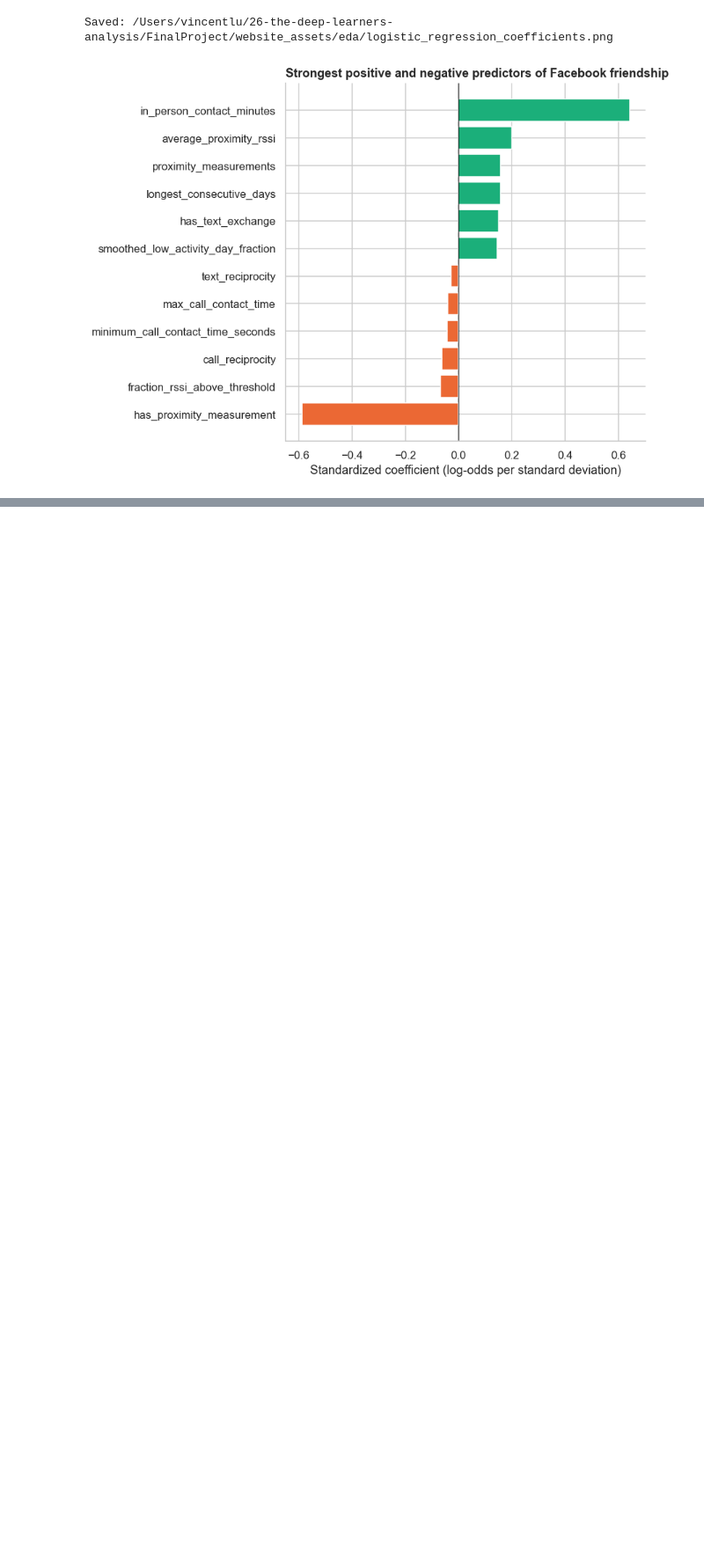
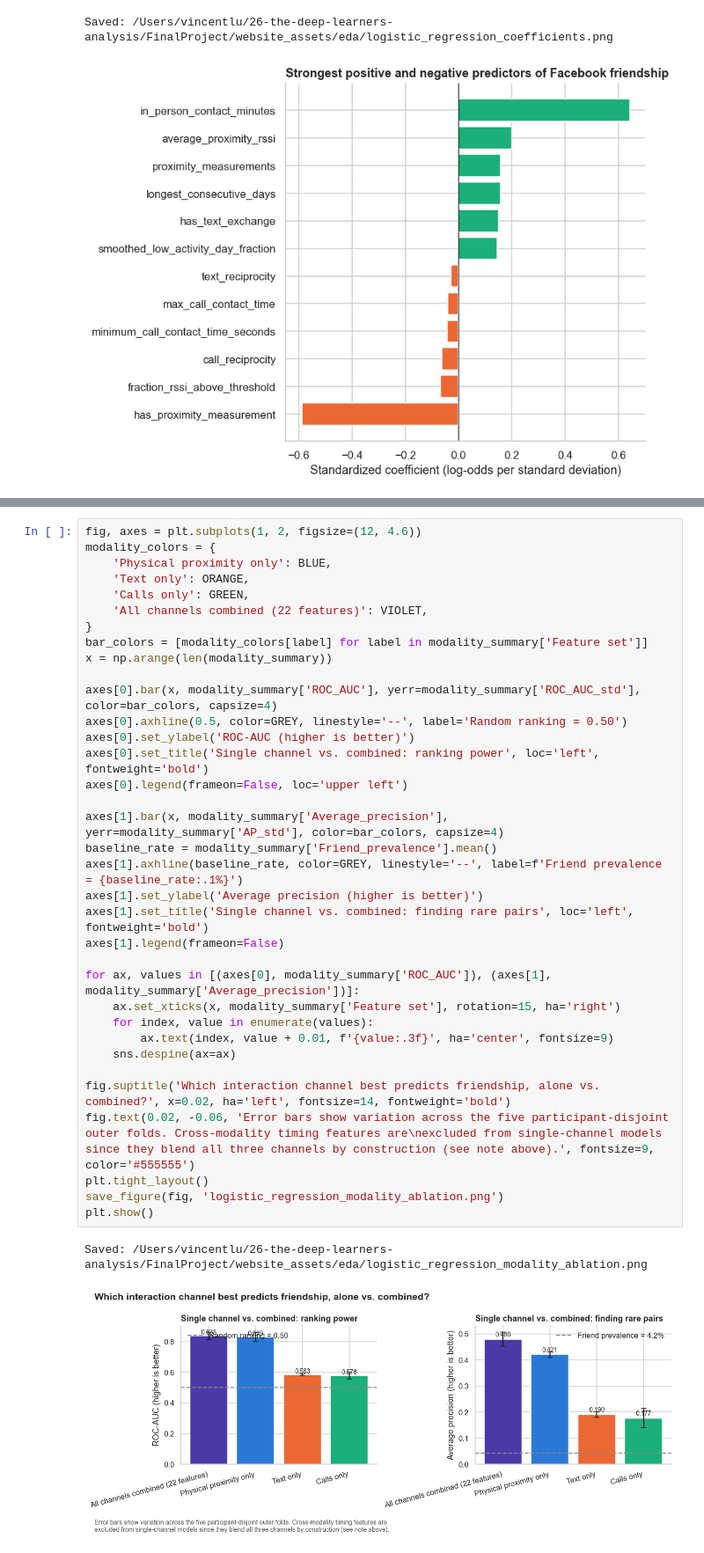
Before and after one commit to ucd-cosmos-data/26-the-deep-learners-analysis, a Jupyter notebook: FinalProject/notebooks/logistic_regression.ipynb, the cells around one changed output, grey strips where cells are left out. Shown at 88% size. Drawn from its saved outputs; the diff is of its cells as text; blank space fills up the shorter version.

```diff
--- a/FinalProject/notebooks/logistic_regression.ipynb
+++ b/FinalProject/notebooks/logistic_regression.ipynb
@@ -380,0 +756,38 @@ Saved: /Users/vincentlu/26-the-deep-learners-analysis/FinalProject/website_asset
+# %%
+fig, axes = plt.subplots(1, 2, figsize=(12, 4.6))
+modality_colors = {
+    'Physical proximity only': BLUE,
+    'Text only': ORANGE,
+    'Calls only': GREEN,
+    'All channels combined (22 features)': VIOLET,
+}
+bar_colors = [modality_colors[label] for label in modality_summary['Feature set']]
+x = np.arange(len(modality_summary))
+
+axes[0].bar(x, modality_summary['ROC_AUC'], yerr=modality_summary['ROC_AUC_std'], color=bar_colors, capsize=4)
+axes[0].axhline(0.5, color=GREY, linestyle='--', label='Random ranking = 0.50')
+axes[0].set_ylabel('ROC-AUC (higher is better)')
+axes[0].set_title('Single channel vs. combined: ranking power', loc='left', fontweight='bold')
+axes[0].legend(frameon=False, loc='upper left')
+
+axes[1].bar(x, modality_summary['Average_precision'], yerr=modality_summary['AP_std'], color=bar_colors, capsize=4)
+baseline_rate = modality_summary['Friend_prevalence'].mean()
+axes[1].axhline(baseline_rate, color=GREY, linestyle='--', label=f'Friend prevalence = {baseline_rate:.1%}')
+axes[1].set_ylabel('Average precision (higher is better)')
+axes[1].set_title('Single channel vs. combined: finding rare pairs', loc='left', fontweight='bold')
+axes[1].legend(frameon=False)
+
+for ax, values in [(axes[0], modality_summary['ROC_AUC']), (axes[1], modality_summary['Average_precision'])]:
+    ax.set_xticks(x, modality_summary['Feature set'], rotation=15, ha='right')
+    for index, value in enumerate(values):
+        ax.text(index, value + 0.01, f'{value:.3f}', ha='center', fontsize=9)
+    sns.despine(ax=ax)
+
+fig.suptitle('Which interaction channel best predicts friendship, alone vs. combined?', x=0.02, ha='left', fontsize=14, fontweight='bold')
+fig.text(0.02, -0.06, 'Error bars show variation across the five participant-disjoint outer folds. Cross-modality timing features are\nexcluded from single-channel models since they blend all three channels by construction (see note above).', fontsize=9, color='#555555')
+plt.tight_layout()
+save_figure(fig, 'logistic_regression_modality_ablation.png')
+plt.show()
+# %% [output]
+Saved: /Users/vincentlu/26-the-deep-learners-analysis/FinalProject/website_assets/eda/logistic_regression_modality_ablation.png
+[figure, added]
```
Also changed, not shown: parts of 57 cells of this notebook, 15 other files.
